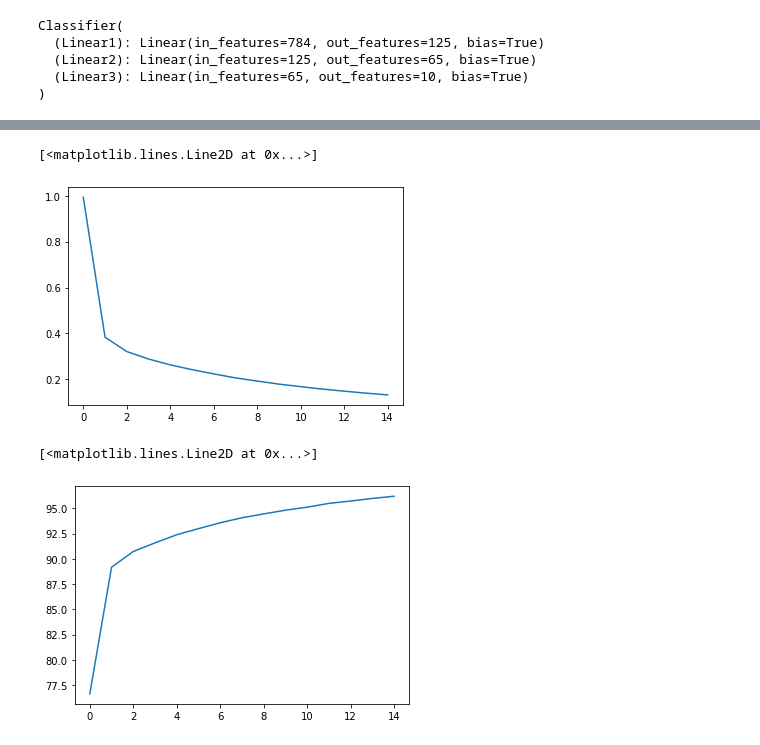
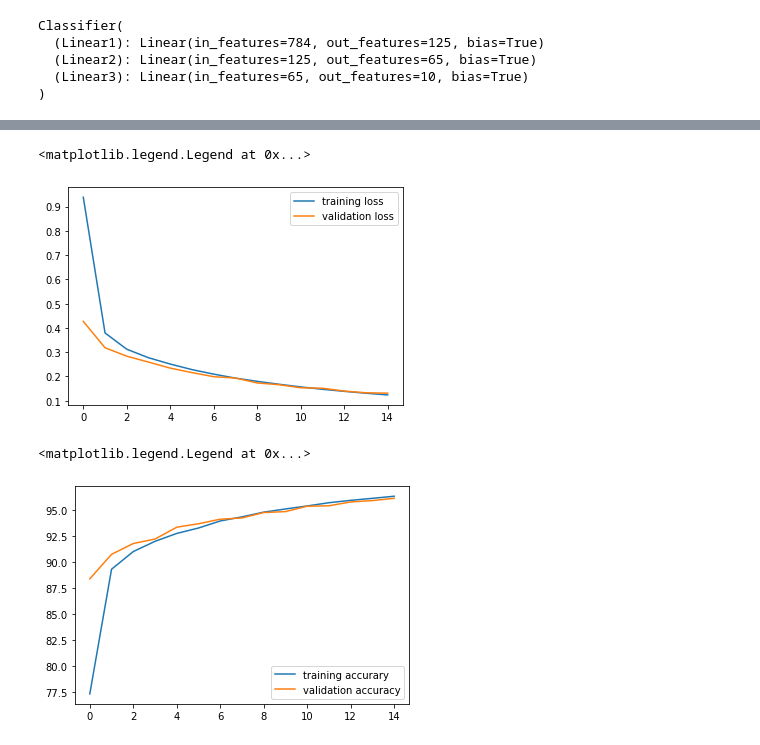
Before and after one commit to KevoKillmonger/Petty-Mayonaise, a Jupyter notebook: ImageRecognition_MNIST_.ipynb, the cells around one changed output, grey strips where cells are left out. Cells and saved outputs as stored; diff of their text form; code cells hidden in the pictures.

```diff
--- a/ImageRecognition_MNIST_.ipynb
+++ b/ImageRecognition_MNIST_.ipynb
@@ -96,11 +100,16 @@ optimizer = torch.optim.Adam(model.parameters(), lr = 0.0001)
 epochs = 15
 running_loss_history = []
 running_corrects_history = []
+val_running_loss_history = []
+val_running_corrects_history = []
 
 for e in range(epochs):#We iterate through every epoch
 
   running_loss = 0.0
   running_corrects = 0.0
+  val_running_loss = 0.0
+  val_running_corrects = 0.0
+
   for inputs, labels in training_loader:#we iterate through batches of images
     inputs = inputs.view(inputs.shape[0], -1)#images flattened
     outputs = model(inputs)
@@ -113,10 +122,32 @@ for e in range(epochs):#We iterate through every epoch
     _, preds = torch.max(outputs, 1)#preds contains top class prediction for each image
     running_loss += loss.item()
     running_corrects += torch.sum(preds == labels.data)
+
   else:
-    epoch_loss = running_loss/len(training_loader)
-    epoch_acc = running_corrects.float()/len(training_loader)
-    running_loss_history.append(epoch_loss)
-    running_corrects_history.append(epoch_acc)
-    print('Training loss: {:.4f}, {:.4f} '.format(epoch_loss, epoch_acc.item()))
+    with torch.no_grad():
+      for val_inputs, val_labels in validation_loader:
+        val_inputs = val_inputs.view(val_inputs.shape[0], -1)#images flattened
+        val_outputs = model(val_inputs)
+        val_loss = criterion(val_outputs, val_labels)
+
+        _, val_preds = torch.max(val_outputs, 1)#preds contains top class prediction for each image
+        val_running_loss += val_loss.item()
+        val_running_corrects += torch.sum(val_preds == val_labels.data)
+
+      epoch_loss = running_loss/len(training_loader)
+      epoch_acc = running_corrects.float()/len(training_loader)
+      running_loss_history.append(epoch_loss)
+      running_corrects_history.append(epoch_acc)
+
+      epoch_loss = running_loss/len(training_loader)
+      epoch_acc = running_corrects.float()/len(training_loader)
+
+      val_epoch_loss = val_running_loss/len(validation_loader)
+      val_epoch_acc = val_running_corrects.float()/len(validation_loader)
+      val_running_loss_history.append(val_epoch_loss)
+      val_running_corrects_history.append(val_epoch_acc)
+
+      print('epoch :', (e+1))
+      print('Training loss: {:.4f}, acc {:.4f} '.format(epoch_loss, epoch_acc.item()))
+      print('validation loss: {:.4f}, validation acc {:.4f} '.format(val_epoch_loss, val_epoch_acc.item()))
 # %% [output]
@@ -138,13 +171,17 @@ Training loss: 0.1323, 96.1883
 # %%
 plt.plot(running_loss_history, label='training loss')
+plt.plot(val_running_loss_history, label='validation loss')
+plt.legend()
 
 #remember, we're using Gradient descent
 #The learning rate dictates the parameters.
 # %% [output]
-[<matplotlib.lines.Line2D at 0x...>]
+<matplotlib.legend.Legend at 0x...>
-[figure, old version]
+[figure, new version]
 # %%
 plt.plot(running_corrects_history, label='training accurary')
+plt.plot(val_running_corrects_history, label='validation accuracy')
+plt.legend()
 # %% [output]
-[<matplotlib.lines.Line2D at 0x...>]
+<matplotlib.legend.Legend at 0x...>
-[figure, old version]
+[figure, new version]
```
Also changed, not shown: parts of 10 cells of this notebook.
